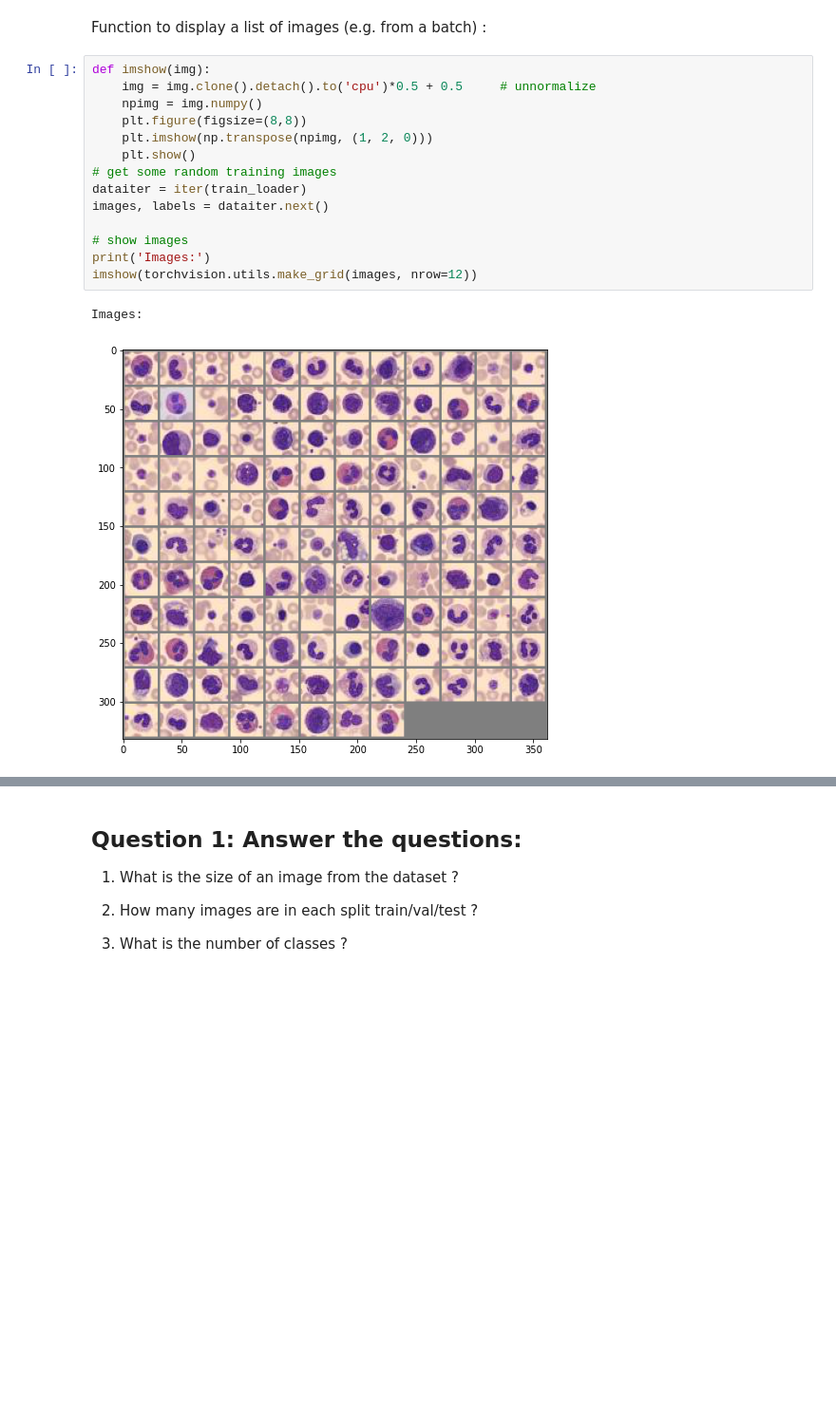
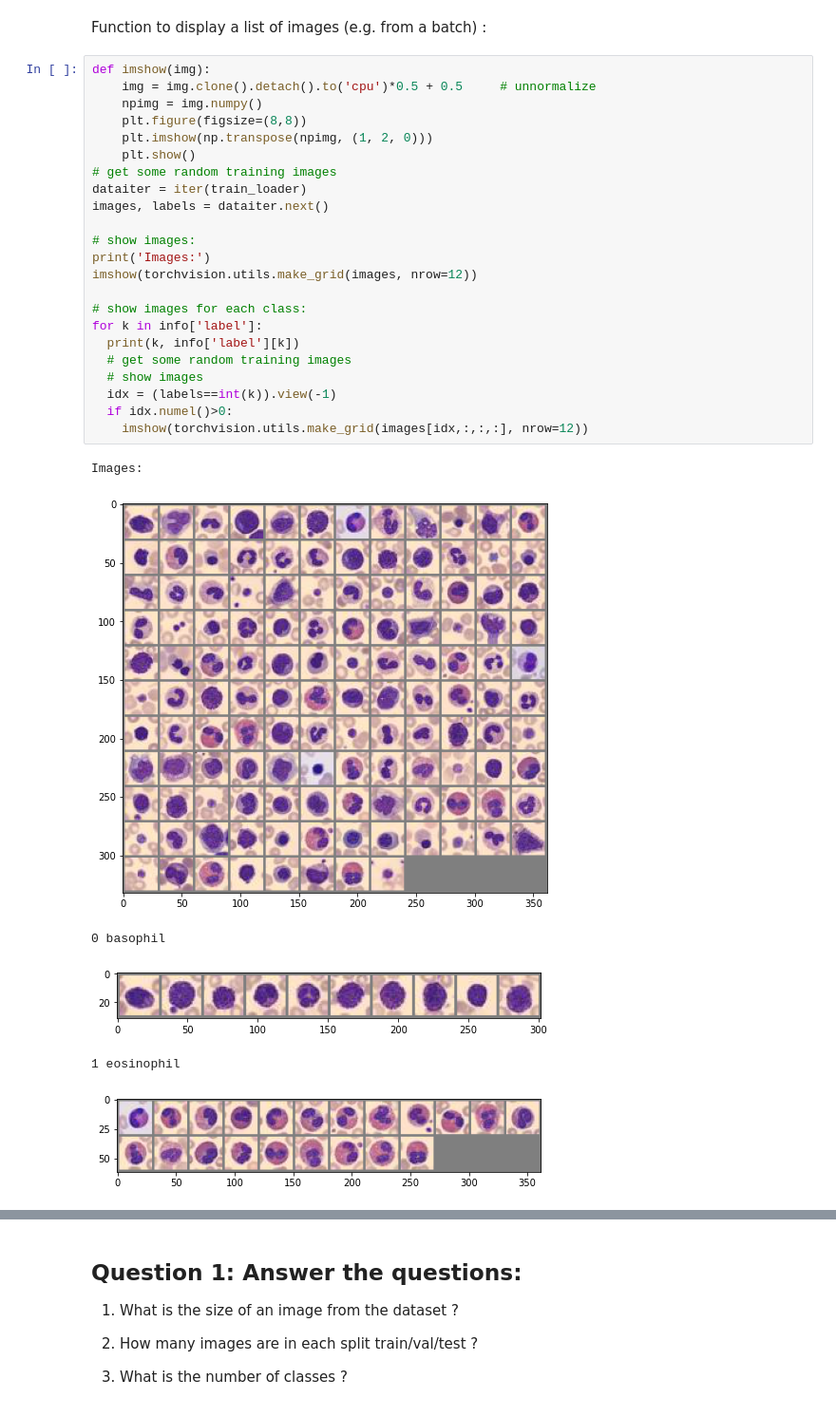
Before and after one commit to bgalerne/M2MAS_neural_networks, a Jupyter notebook: M2MAS_BloodMNIST_classification_202122.ipynb, the cells around one changed output, grey strips where cells are left out. Shown at 95% size. Drawn from its saved outputs; the diff is of its cells as text; blank space fills up the shorter version.

```diff
--- a/M2MAS_BloodMNIST_classification_202122.ipynb
+++ b/M2MAS_BloodMNIST_classification_202122.ipynb
@@ -144,17 +144,30 @@ Function to display a list of images (e.g. from a batch) :
 # %%
 def imshow(img):
     img = img.clone().detach().to('cpu')*0.5 + 0.5     # unnormalize
     npimg = img.numpy()
     plt.figure(figsize=(8,8))
     plt.imshow(np.transpose(npimg, (1, 2, 0)))
     plt.show()
 # get some random training images
 dataiter = iter(train_loader)
 images, labels = dataiter.next()
 
-# show images
+# show images:
 print('Images:')
 imshow(torchvision.utils.make_grid(images, nrow=12))
+
+# show images for each class:
+for k in info['label']:
+  print(k, info['label'][k])
+  # get some random training images
+  # show images
+  idx = (labels==int(k)).view(-1)
+  if idx.numel()>0:
+    imshow(torchvision.utils.make_grid(images[idx,:,:,:], nrow=12))
 # %% [output]
 Images:
-[figure, old version]
+[figure, new version]
+0 basophil
+[figure, added]
+1 eosinophil
+[figure, added]
```
Also changed, not shown: parts of 5 cells of this notebook.
